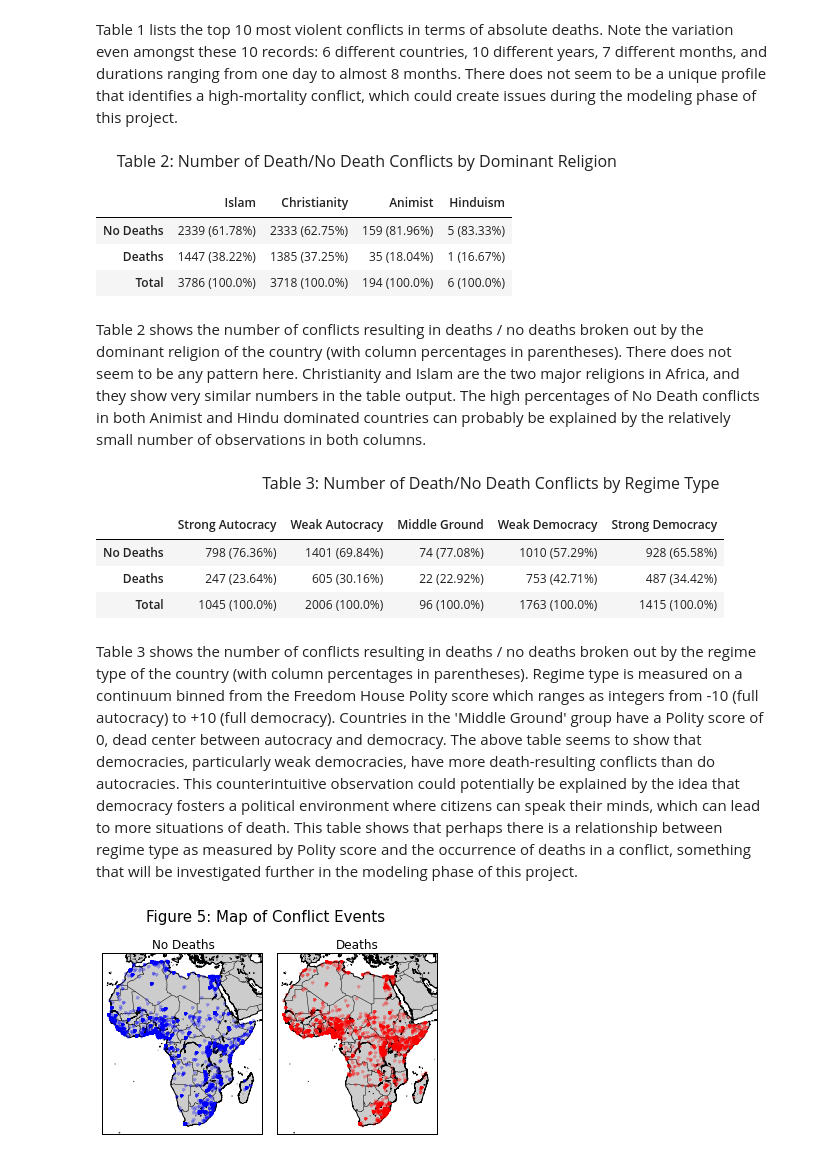
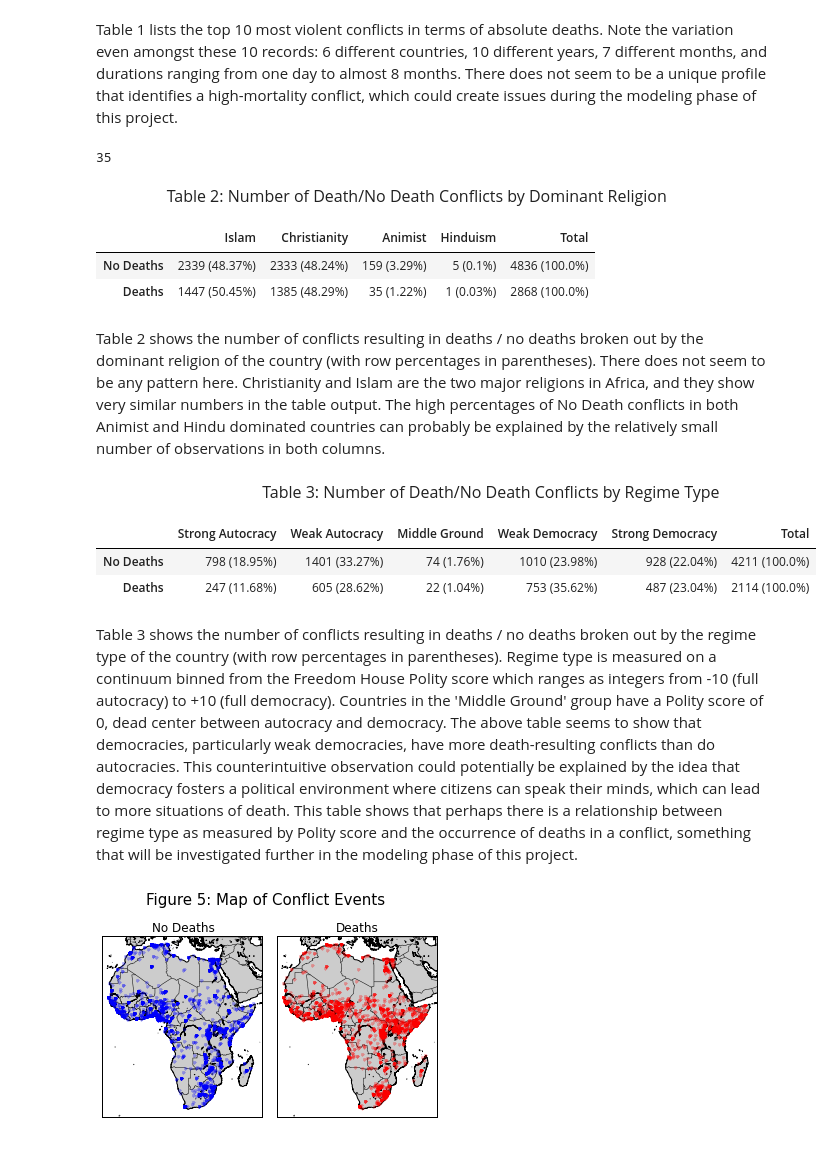
Before and after one commit to boyasm/STAT-222, a Jupyter notebook: Boyas 222 Project.ipynb, the cells around one changed output. Cells and saved outputs as stored; diff of their text form; code cells hidden in the pictures.

Commit message:
edited tables 2-3 to have row percentages

```diff
--- a/Boyas 222 Project.ipynb
+++ b/Boyas 222 Project.ipynb
@@ -420,76 +420,78 @@ Table 1: Top 10 Most Violent Conflicts
 | 10 | 1132 | South Africa | 1990-08-12 | 1990-10-01 | 51 |
 # %% [markdown]
 Table 1 lists the top 10 most violent conflicts in terms of absolute deaths.  Note the variation even amongst these 10 records: 6 different countries, 10 different years, 7 different months, and durations ranging from one day to almost 8 months.  There does not seem to be a unique profile that identifies a high-mortality conflict, which could create issues during the modeling phase of this project.
+# %%
+religion[1][0]
+# %% [output]
+35
 # %%
 #deaths no deaths by regime and dominant religion
 agg = scad.groupby(['death01', 'domRel']).size()
 r1 = [agg[0][x] for x in range(0, 4, 1)]
 r2 = [agg[1][x] for x in range(0, 4, 1)]
 religion = np.vstack((r1,r2))
-sums = np.sum(religion, axis=0).tolist()
-religion = np.vstack((religion, sums))
-percents = np.round(100*religion.astype(float)/sums, decimals=2)
-relPer = [[0 for x in xrange(4)] for x in xrange(3)]
+sums = np.sum(religion, axis=1).tolist()
+religion = np.column_stack((religion, sums))
+percents = np.round(100*religion.astype(float)/np.vstack((sums, sums, sums, sums, sums)).T, decimals=2)
+relPer = [[0 for x in xrange(5)] for x in xrange(2)]
 
-for i in range(0, 3, 1):
-    for j in range (0, 4, 1):
+for i in range(0, 2, 1):
+    for j in range (0, 5, 1):
         relPer[i][j] = str(religion[i][j]) + " (" + str(percents[i][j]) + "%)"
 
 religion=pd.DataFrame(relPer)
 
-religion.index=['No Deaths', 'Deaths', 'Total']
-religion.columns = ['Animist', 'Christianity', 'Hinduism', 'Islam']
+religion.index=['No Deaths', 'Deaths']
+religion.columns = ['Animist', 'Christianity', 'Hinduism', 'Islam', 'Total']
 space = '&nbsp;'
-display(HTML("<left>" + "<font size=3>" + space*5 + 'Table 2: Number of Death/No Death Conflicts by Dominant Religion' + "</font>" + "</left>"))
-religion[['Islam', 'Christianity', 'Animist', 'Hinduism']]
+display(HTML("<left>" + "<font size=3>" + space*17 + 'Table 2: Number of Death/No Death Conflicts by Dominant Religion' + "</font>" + "</left>"))
+religion[['Islam', 'Christianity', 'Animist', 'Hinduism', 'Total']]
 # %% [output]
 Table 2: Number of Death/No Death Conflicts by Dominant Religion
-|  | Islam | Christianity | Animist | Hinduism |
-| No Deaths | 2339 (61.78%) | 2333 (62.75%) | 159 (81.96%) | 5 (83.33%) |
-| Deaths | 1447 (38.22%) | 1385 (37.25%) | 35 (18.04%) | 1 (16.67%) |
-| Total | 3786 (100.0%) | 3718 (100.0%) | 194 (100.0%) | 6 (100.0%) |
+|  | Islam | Christianity | Animist | Hinduism | Total |
+| No Deaths | 2339 (48.37%) | 2333 (48.24%) | 159 (3.29%) | 5 (0.1%) | 4836 (100.0%) |
+| Deaths | 1447 (50.45%) | 1385 (48.29%) | 35 (1.22%) | 1 (0.03%) | 2868 (100.0%) |
 # %% [markdown]
-Table 2 shows the number of conflicts resulting in deaths / no deaths broken out by the dominant religion of the country (with column percentages in parentheses).  There does not seem to be any pattern here.  Christianity and Islam are the two major religions in Africa, and they show very similar numbers in the table output.  The high percentages of No Death conflicts in both Animist and Hindu dominated countries can probably be explained by the relatively small number of observations in both columns.
+Table 2 shows the number of conflicts resulting in deaths / no deaths broken out by the dominant religion of the country (with row percentages in parentheses).  There does not seem to be any pattern here.  Christianity and Islam are the two major religions in Africa, and they show very similar numbers in the table output.  The high percentages of No Death conflicts in both Animist and Hindu dominated countries can probably be explained by the relatively small number of observations in both columns.
 # %%
 #deaths no deaths by regime and dominant religion
 v = scad[['death01', 'polity', 'countryname']]
 v['pind'] = v.polity
 v.pind[(v.polity>=-10) & (v.polity<=-6)] = 1
 v.pind[(v.polity>=-5) & (v.polity<=-1)] = 2
 v.pind[v.polity==0] = 3
 v.pind[(v.polity>=1) & (v.polity<=5)] = 4
 v.pind[(v.polity>=6) & (v.polity<=10)] = 5
 v.pind[v.polity<-10] = np.nan
 v.pind[v.polity>10] = np.nan
 v = v[['death01', 'pind']]
 agg = v.groupby(['death01', 'pind']).size()
 r1 = [agg[0][x] for x in range(1, 6, 1)]
 r2 = [agg[1][x] for x in range(1, 6, 1)]
 regime = np.vstack((r1,r2))
-sums = np.sum(regime, axis=0).tolist()
-regime = np.vstack((regime, sums))
+sums = np.sum(regime, axis=1)
+regime = np.column_stack((regime, sums))
 
-percents = np.round(100*regime.astype(float)/sums, decimals=2)
-regPer = [[0 for x in xrange(5)] for x in xrange(3)]
+percents = np.round(100*regime.astype(float)/np.vstack((sums, sums, sums, sums, sums, sums)).T, decimals=2)
+regPer = [[0 for x in xrange(6)] for x in xrange(2)]
 
-for i in range(0, 3, 1):
-    for j in range (0, 5, 1):
+for i in range(0, 2, 1):
+    for j in range (0, 6, 1):
         regPer[i][j] = str(regime[i][j]) + " (" + str(percents[i][j]) + "%)"
 
 regime=pd.DataFrame(regPer)
-regime.index=['No Deaths', 'Deaths', 'Total']
-regime.columns = ['Strong Autocracy', 'Weak Autocracy', 'Middle Ground', 'Weak Democracy', 'Strong Democracy']
+regime.index=['No Deaths', 'Deaths']
+regime.columns = ['Strong Autocracy', 'Weak Autocracy', 'Middle Ground', 'Weak Democracy', 'Strong Democracy', 'Total']
 space = '&nbsp;'
 display(HTML("<left>" + "<font size=3>" + space*40 + 'Table 3: Number of Death/No Death Conflicts by Regime Type' + "</font>" + "</left>"))
 regime
 # %% [output]
 Table 3: Number of Death/No Death Conflicts by Regime Type
-|  | Strong Autocracy | Weak Autocracy | Middle Ground | Weak Democracy | Strong Democracy |
-| No Deaths | 798 (76.36%) | 1401 (69.84%) | 74 (77.08%) | 1010 (57.29%) | 928 (65.58%) |
-| Deaths | 247 (23.64%) | 605 (30.16%) | 22 (22.92%) | 753 (42.71%) | 487 (34.42%) |
-| Total | 1045 (100.0%) | 2006 (100.0%) | 96 (100.0%) | 1763 (100.0%) | 1415 (100.0%) |
+|  | Strong Autocracy | Weak Autocracy | Middle Ground | Weak Democracy | Strong Democracy | Total |
+| No Deaths | 798 (18.95%) | 1401 (33.27%) | 74 (1.76%) | 1010 (23.98%) | 928 (22.04%) | 4211 (100.0%) |
+| Deaths | 247 (11.68%) | 605 (28.62%) | 22 (1.04%) | 753 (35.62%) | 487 (23.04%) | 2114 (100.0%) |
 # %% [markdown]
-Table 3 shows the number of conflicts resulting in deaths / no deaths broken out by the regime type of the country (with column percentages in parentheses).  Regime type is measured on a continuum binned from the Freedom House Polity score which ranges as integers from -10 (full autocracy) to +10 (full democracy).  Countries in the 'Middle Ground' group have a Polity score of 0, dead center between autocracy and democracy.  The above table seems to show that democracies, particularly weak democracies, have more death-resulting conflicts than do autocracies.  This counterintuitive observation could potentially be explained by the idea that democracy fosters a political environment where citizens can speak their minds, which can lead to more situations of death.  This table shows that perhaps there is a relationship between regime type as measured by Polity score and the occurrence of deaths in a conflict, something that will be investigated further in the modeling phase of this project.
+Table 3 shows the number of conflicts resulting in deaths / no deaths broken out by the regime type of the country (with row percentages in parentheses).  Regime type is measured on a continuum binned from the Freedom House Polity score which ranges as integers from -10 (full autocracy) to +10 (full democracy).  Countries in the 'Middle Ground' group have a Polity score of 0, dead center between autocracy and democracy.  The above table seems to show that democracies, particularly weak democracies, have more death-resulting conflicts than do autocracies.  This counterintuitive observation could potentially be explained by the idea that democracy fosters a political environment where citizens can speak their minds, which can lead to more situations of death.  This table shows that perhaps there is a relationship between regime type as measured by Polity score and the occurrence of deaths in a conflict, something that will be investigated further in the modeling phase of this project.
 # %%
 fig = plt.figure(dpi=300)
 noNan = scad[['longitude', 'latitude', 'death01']]
```
